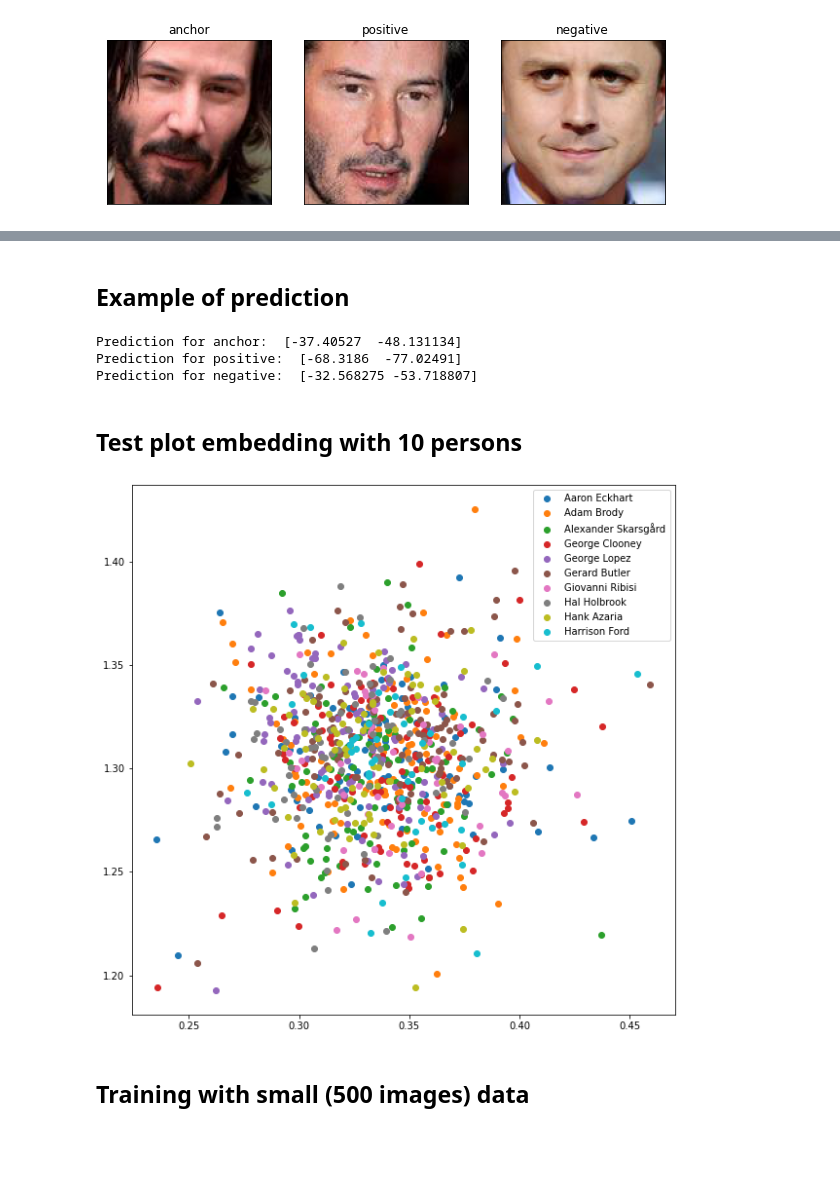
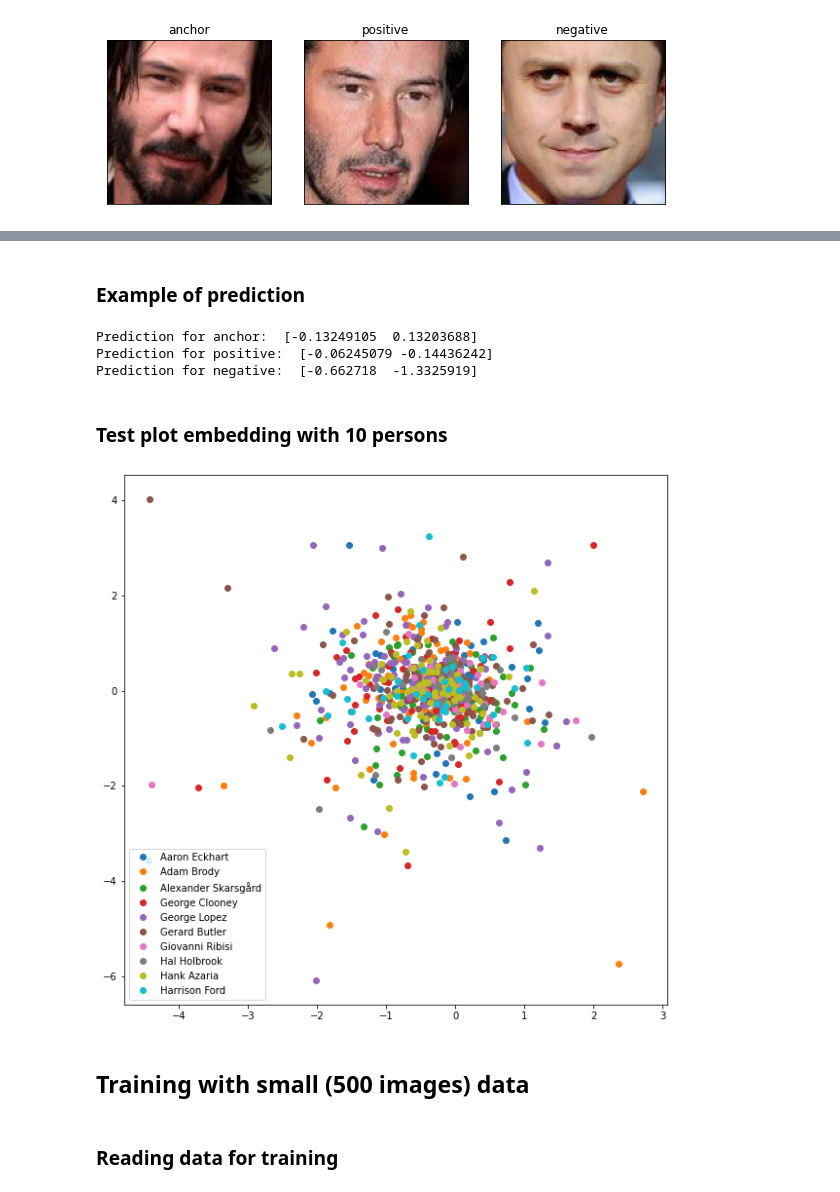
Before and after one commit to ArtemAvanesov/Face-recognition, a Jupyter notebook: face_recognition.ipynb, the cells around one changed output, grey strips where cells are left out. Saved outputs shown, nothing was run; the diff lists cells and outputs as text; code cells hidden in the pictures; blank space fills up the shorter version.

```diff
--- a/face_recognition.ipynb
+++ b/face_recognition.ipynb
@@ -445,0 +449,14 @@ def accuracy(y_true, y_pred):
+# %%
+def embedding_model_function(input_shape):
+  base_input = Input(input_shape)
+  x1 = layers.Conv2D(32, (3, 3), activation='relu')(base_input)
+  x1 = layers.MaxPooling2D((2, 2))(x1)
+  x1 = layers.Dropout(0.25)(x1)
+  x1 = layers.Conv2D(64, (3, 3), activation='relu')(x1)
+  x1 = layers.MaxPooling2D((2, 2))(x1)
+  x1 = layers.Dropout(0.25)(x1)
+  x1 = layers.Flatten()(x1)
+  x1 = layers.Dense(2, activation='linear')(x1)
+  embedding_model = Model(base_input, x1, name='embedding')
+
+  return embedding_model
@@ -572,4 +581,8 @@ triplet_model.compile(loss=triplet_loss, optimizer='adam')
 # %%
+embedding_model = embedding_model_function(input_shape = (128, 128, 3))
+triplet_model = triplet_model_function(embedding_model, input_shape = (128, 128, 3))
+triplet_model.compile(loss=triplet_loss, optimizer='adam')
+
 batch_size = 10
 
 history = triplet_model.fit_generator(triplet_generator(x, y, batch_size),
@@ -619,7 +632,7 @@ plt.legend(['Train'], loc='upper left')
 # triplet_model.save(folder_for_metadata + '/triplet.h5')
 # triplet_model = load_model(folder_for_metadata + '/triplet.h5', custom_objects = {"triplet_loss": triplet_loss})
 # %% [markdown]
-## Example of prediction
+### Example of prediction
 # %%
 triplets = triplet_generator(x, y, 1)
 
@@ -634,40 +647,42 @@ for triplet in triplets:
   num+=1
 
 anchor,positive,negative = np.array(anchor),np.array(positive),np.array(negative)
-
 prediction = triplet_model.predict([anchor, positive, negative])
 prediction = np.array(prediction)
-print("Prediction for anchor: ", prediction[0][0])
-print("Prediction for positive: ", prediction[1][0])
-print("Prediction for negative: ", prediction[2][0])
+
+print("Prediction for anchor: ", prediction[0][0:2])
+print("Prediction for positive: ", prediction[0][2:4])
+print("Prediction for negative: ", prediction[0][4:6])
 # %% [output]
-Prediction for anchor:  [-37.40527  -48.131134]
-Prediction for positive:  [-68.3186  -77.02491]
-Prediction for negative:  [-32.568275 -53.718807]
+Prediction for anchor:  [-0.13249105  0.13203688]
+Prediction for positive:  [-0.06245079 -0.14436242]
+Prediction for negative:  [-0.662718  -1.3325919]
 # %% [markdown]
-## Test plot embedding with 10 persons
+### Test plot embedding with 10 persons
 # %%
 list_name_id = unique_labels(metadata[:,1])
 plt.figure(figsize=(10,10))
 for i in range(0, 10, 1):
   list_files = np.where(np.array(metadata[:,1]) == list_name_id[i])[0]
   if len(list_files)>2:
     images = []
     for j in range(0,len(list_files), 1):
       if int(metadata[list_files[j],0]) < 55309:
         images.append(io.imread(folder_for_croped_actors + "/" + str(metadata[list_files[j],0]) + ".jpg"))
       else:
         images.append(io.imread(folder_for_croped_actresses + "/" + str(metadata[list_files[j],0]) + ".jpg"))
     dots = []
     for k in range(0,len(images),1):
-      dots.append(embedding_model.predict([images[k:k+1]])[0])
+      dots.append(embedding_model.predict([images[k:k+1]])[0][:3])
     dots = np.array(dots)
     plt.plot(dots[:,0], dots[:,1],'o', label = metadata[list_files[j],2])
     plt.legend(loc = "best")
 # %% [output]
-[figure, old version]
+[figure, new version]
 # %% [markdown]
 ## Training with small (500 images) data
+# %% [markdown]
+### Reading data for training
 # %%
 folder_croped_small = base_dir + "/faceScrub/croped_small"
 files_names = os.listdir(folder_croped_small)
```
Also changed, not shown: parts of 43 cells of this notebook.
